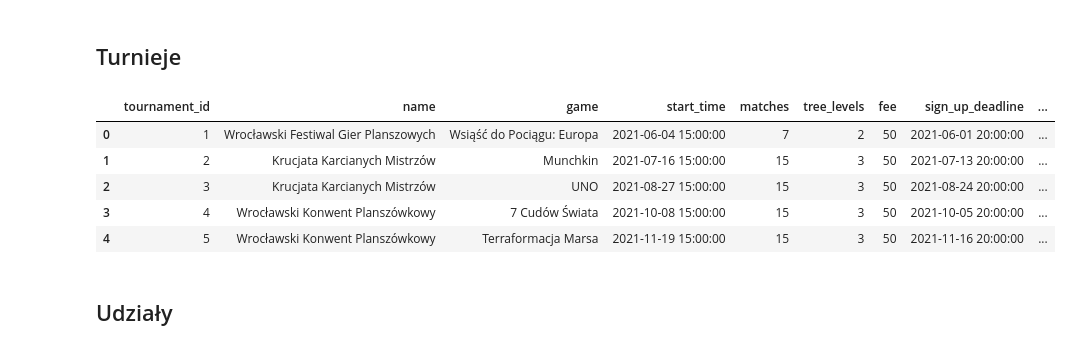
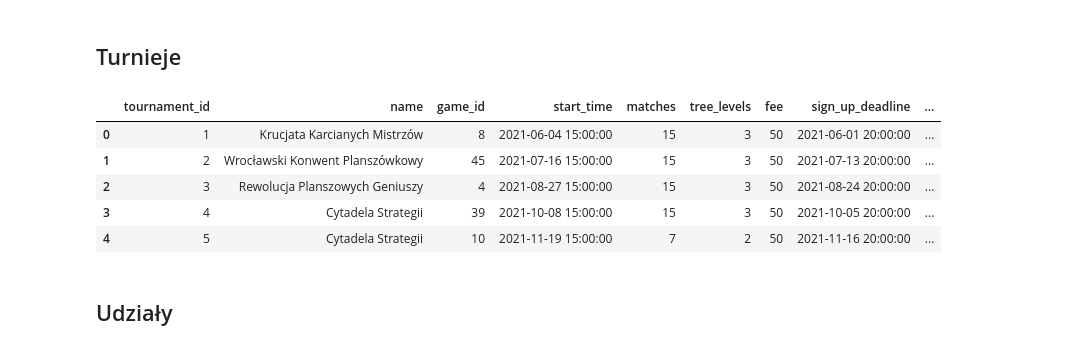
Before and after one commit to o-Mateo-o/geeks-and-dragons-db, a Jupyter notebook: notebooks/attempts/gen.ipynb, the cells around one changed output. Cells and saved outputs as stored; diff of their text form; code cells hidden in the pictures.

```diff
--- a/notebooks/attempts/gen.ipynb
+++ b/notebooks/attempts/gen.ipynb
@@ -587,9 +587,9 @@ maintenance_expenses2.head()
 ## Turnieje
 # %%
 def game_tournament_generator():
-    games = prompt_games.loc[prompt_games['Turniej'] == 'TAK', ['Nazwa', 'rodzaj', 'kategoria']]
+    games = prompt_games.loc[prompt_games['Turniej'] == 'TAK', ['game_id', 'Nazwa', 'rodzaj', 'kategoria']]
     tournament_games = pd.merge(games, prompt_tournaments, left_on=['rodzaj', 'kategoria'], right_on=['Rodzaj', 'Kategoria'], suffixes=['_gry', '_turnieju'])
-    tournament_games = tournament_games[['Nazwa_gry', 'Nazwa_turnieju']]
+    tournament_games = tournament_games[['game_id', 'Nazwa_turnieju']]
     return tournament_games
 
 
@@ -605,7 +605,7 @@ def count_matches(x):
         x -= 1
     return suma
 # %%
-def tournament_df_generator():
+def tournaments_df_generator():
     dates = pd.DataFrame(prompt_dates.loc[prompt_dates['Dzień tygodnia'] == 'Piątek', 'Data'].iloc[::6]).reset_index()['Data']
     n = dates.shape[0]
     tournament = game_tournament_generator()
@@ -614,7 +614,7 @@ def tournament_df_generator():
     matches = map(lambda x: count_matches(x), tree_levels_number)
     df = pd.DataFrame({
         'name': tournament['Nazwa_turnieju'],
-        'game': tournament['Nazwa_gry'],
+        'game_id': tournament['game_id'],
         'start_time': dates + datetime.timedelta(hours=15),
         'matches': matches,
         'tree_levels': tree_levels_number,
@@ -622,21 +622,21 @@ def tournament_df_generator():
         'sign_up_deadline': dates - datetime.timedelta(days=3) + datetime.timedelta(hours=20),
         'staff_id': [tournament_staff_generator() for i in range(n)],
         'expenses': map(lambda x: round(x, 2), gamma.rvs(a=1.5, loc=200, scale=20, size=n)),
-        'updated_at': dates + datetime.timedelta(hours=15)
+        'updated_at': dates.apply(lambda x: x + datetime.timedelta(hours=15, minutes=random.randint(1,5), seconds=random.randint(1,59)))
     })
     df.sort_values(by=['updated_at'], inplace=True)
     df['tournament_id'] = id_generator(n)
-    df = df.reindex(['tournament_id', 'name', 'game', 'start_time', 'matches', 'tree_levels', 'fee', 'sign_up_deadline', 'staff_id', 'expenses', 'updated_at'], axis=1)
+    df = df.reindex(['tournament_id', 'name', 'game_id', 'start_time', 'matches', 'tree_levels', 'fee', 'sign_up_deadline', 'staff_id', 'expenses', 'updated_at'], axis=1)
     return df
 # %%
-tournament = tournament_df_generator()
-tournament.head()
+tournaments = tournaments_df_generator()
+tournaments.head()
 # %% [output]
-|  | tournament_id | name | game | start_time | matches | tree_levels | fee | sign_up_deadline | ... |
-| 0 | 1 | Wrocławski Festiwal Gier Planszowych | Wsiąść do Pociągu: Europa | 2021-06-04 15:00:00 | 7 | 2 | 50 | 2021-06-01 20:00:00 | ... |
-| 1 | 2 | Krucjata Karcianych Mistrzów | Munchkin | 2021-07-16 15:00:00 | 15 | 3 | 50 | 2021-07-13 20:00:00 | ... |
-| 2 | 3 | Krucjata Karcianych Mistrzów | UNO | 2021-08-27 15:00:00 | 15 | 3 | 50 | 2021-08-24 20:00:00 | ... |
-| 3 | 4 | Wrocławski Konwent Planszówkowy | 7 Cudów Świata | 2021-10-08 15:00:00 | 15 | 3 | 50 | 2021-10-05 20:00:00 | ... |
-| 4 | 5 | Wrocławski Konwent Planszówkowy | Terraformacja Marsa | 2021-11-19 15:00:00 | 15 | 3 | 50 | 2021-11-16 20:00:00 | ... |
+|  | tournament_id | name | game_id | start_time | matches | tree_levels | fee | sign_up_deadline | ... |
+| 0 | 1 | Krucjata Karcianych Mistrzów | 8 | 2021-06-04 15:00:00 | 15 | 3 | 50 | 2021-06-01 20:00:00 | ... |
+| 1 | 2 | Wrocławski Konwent Planszówkowy | 45 | 2021-07-16 15:00:00 | 15 | 3 | 50 | 2021-07-13 20:00:00 | ... |
+| 2 | 3 | Rewolucja Planszowych Geniuszy | 4 | 2021-08-27 15:00:00 | 15 | 3 | 50 | 2021-08-24 20:00:00 | ... |
+| 3 | 4 | Cytadela Strategii | 39 | 2021-10-08 15:00:00 | 15 | 3 | 50 | 2021-10-05 20:00:00 | ... |
+| 4 | 5 | Cytadela Strategii | 10 | 2021-11-19 15:00:00 | 7 | 2 | 50 | 2021-11-16 20:00:00 | ... |
 # %% [markdown]
 ## Udziały
```
Also changed, not shown: parts of 21 cells of this notebook.
